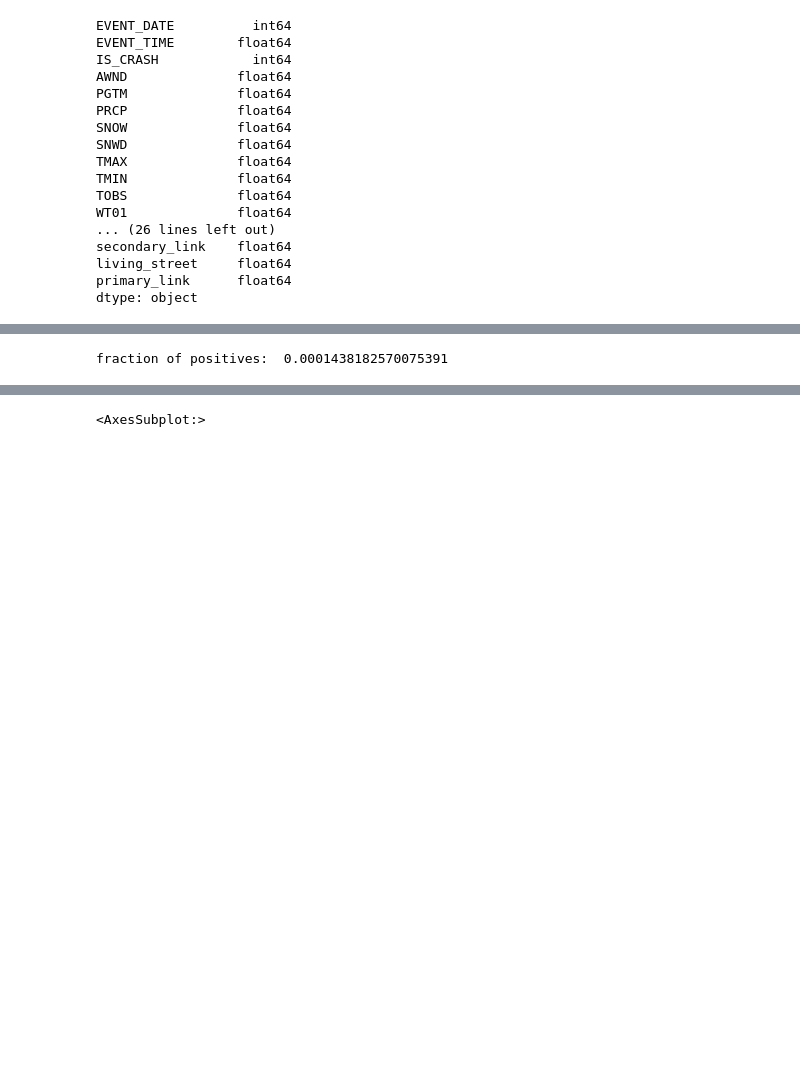
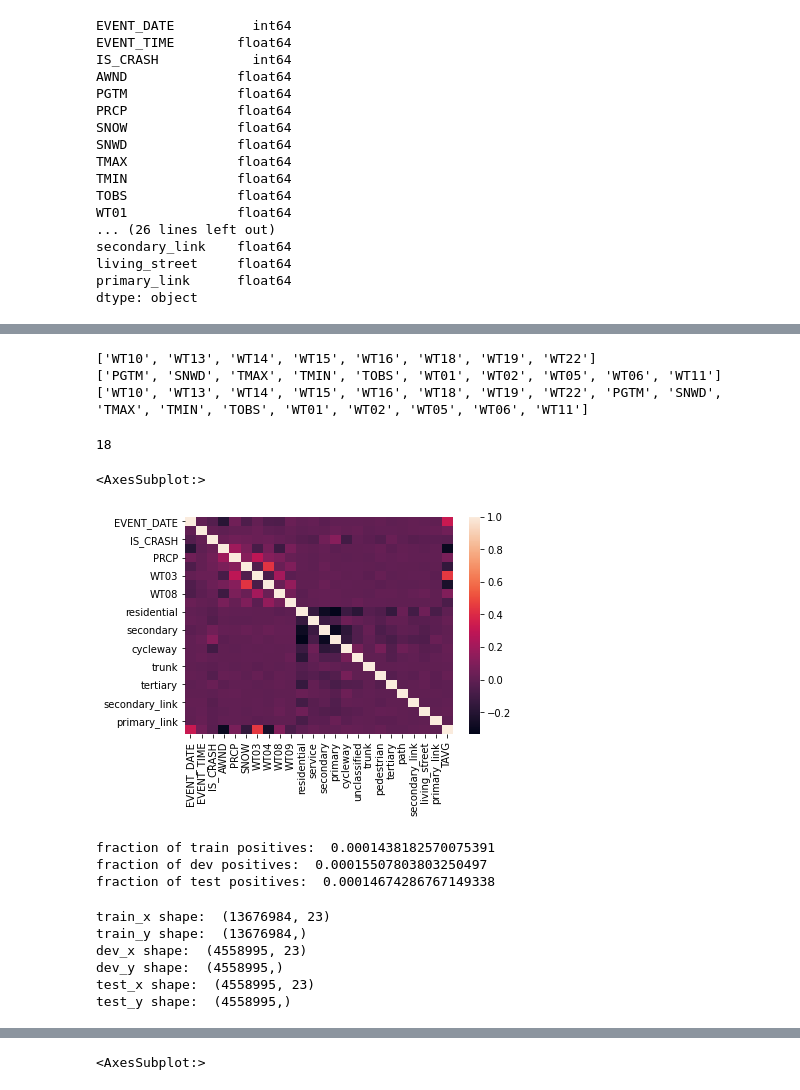
Before and after one commit to clyman23/spoke, a Jupyter notebook: notebooks/lizpysher/Logistic_regression_test.ipynb, the cells around one changed output, grey strips where cells are left out. Saved outputs shown, nothing was run; the diff lists cells and outputs as text; code cells hidden in the pictures; blank space fills up the shorter version.

```diff
--- a/notebooks/lizpysher/Logistic_regression_test.ipynb
+++ b/notebooks/lizpysher/Logistic_regression_test.ipynb
@@ -115 +166,41 @@ Index(['EVENT_DATE', 'EVENT_TIME', 'IS_CRASH', 'AWND', 'PGTM', 'PRCP', 'SNOW',
+# %%
+# create list of columns to drop
+print(cols_no_values)
+print(cols_duplicate)
+cols_remove.extend(cols_no_values)
+cols_remove.extend(cols_duplicate)
+print(cols_remove)
+len(cols_remove)
+# %% [output]
+['WT10', 'WT13', 'WT14', 'WT15', 'WT16', 'WT18', 'WT19', 'WT22']
+['PGTM', 'SNWD', 'TMAX', 'TMIN', 'TOBS', 'WT01', 'WT02', 'WT05', 'WT06', 'WT11']
+['WT10', 'WT13', 'WT14', 'WT15', 'WT16', 'WT18', 'WT19', 'WT22', 'PGTM', 'SNWD', 'TMAX', 'TMIN', 'TOBS', 'WT01', 'WT02', 'WT05', 'WT06', 'WT11']
+18
+# %%
+# create smaller sample for correlation plot
+train_0 = train.loc[train['IS_CRASH'] == 0]
+train_1 = train.loc[train['IS_CRASH'] == 1]
+train_0_sample = train_0.sample(n=10000)
+correlation = pd.concat([train_1,train_0_sample])
+
+# create average temperature singular value instead of min and max
+correlation['TAVG'] = correlation[['TMAX', 'TMIN']].mean(axis=1)
+
+# drop unwanted columns
+correlation = correlation.drop(cols_remove, axis=1)
+
+# plot correlations
+sns.heatmap(correlation.corr())
+# %% [output]
+<AxesSubplot:>
+[figure, added]
+# %%
+# look at fraction of 1s v 0s in train, dev, test
+print("fraction of train positives: ", train['IS_CRASH'].sum() / train.shape[0])
+print("fraction of dev positives: ", dev['IS_CRASH'].sum() / dev.shape[0])
+print("fraction of test positives: ", test['IS_CRASH'].sum() / test.shape[0])
+# %% [output]
+fraction of train positives:  0.0001438182570075391
+fraction of dev positives:  0.00015507803803250497
+fraction of test positives:  0.00014674286767149338
 # %%
@@ -118 +224,18 @@ train_y = train['IS_CRASH']
+# %%
+# check shapes
+print( "train_x shape: ", train_x.shape)
+print( "train_y shape: ", train_y.shape)
+
+print( "dev_x shape: ", dev_x.shape)
+print( "dev_y shape: ", dev_y.shape)
+
+print( "test_x shape: ", test_x.shape)
+print( "test_y shape: ", test_y.shape)
+# %% [output]
+train_x shape:  (13676984, 23)
+train_y shape:  (13676984,)
+dev_x shape:  (4558995, 23)
+dev_y shape:  (4558995,)
+test_x shape:  (4558995, 23)
+test_y shape:  (4558995,)
 # %%
@@ -122,4 +247,0 @@ test_x = scaler.transform(test_x)
-# %%
-print("fraction of positives: ", train['IS_CRASH'].sum() / train.shape[0])
-# %% [output]
-fraction of positives:  0.0001438182570075391
```
Also changed, not shown: parts of 29 cells of this notebook.
